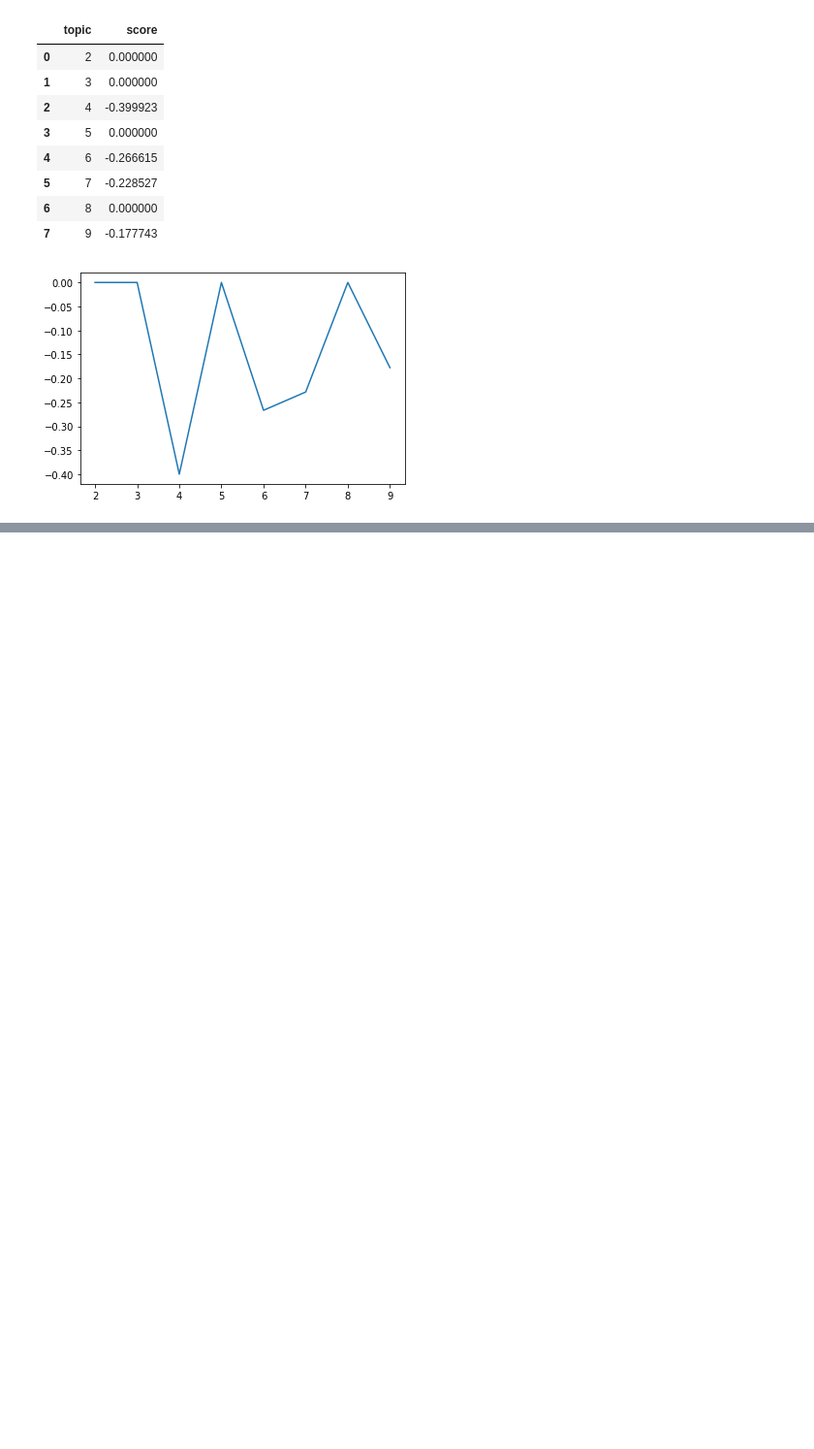
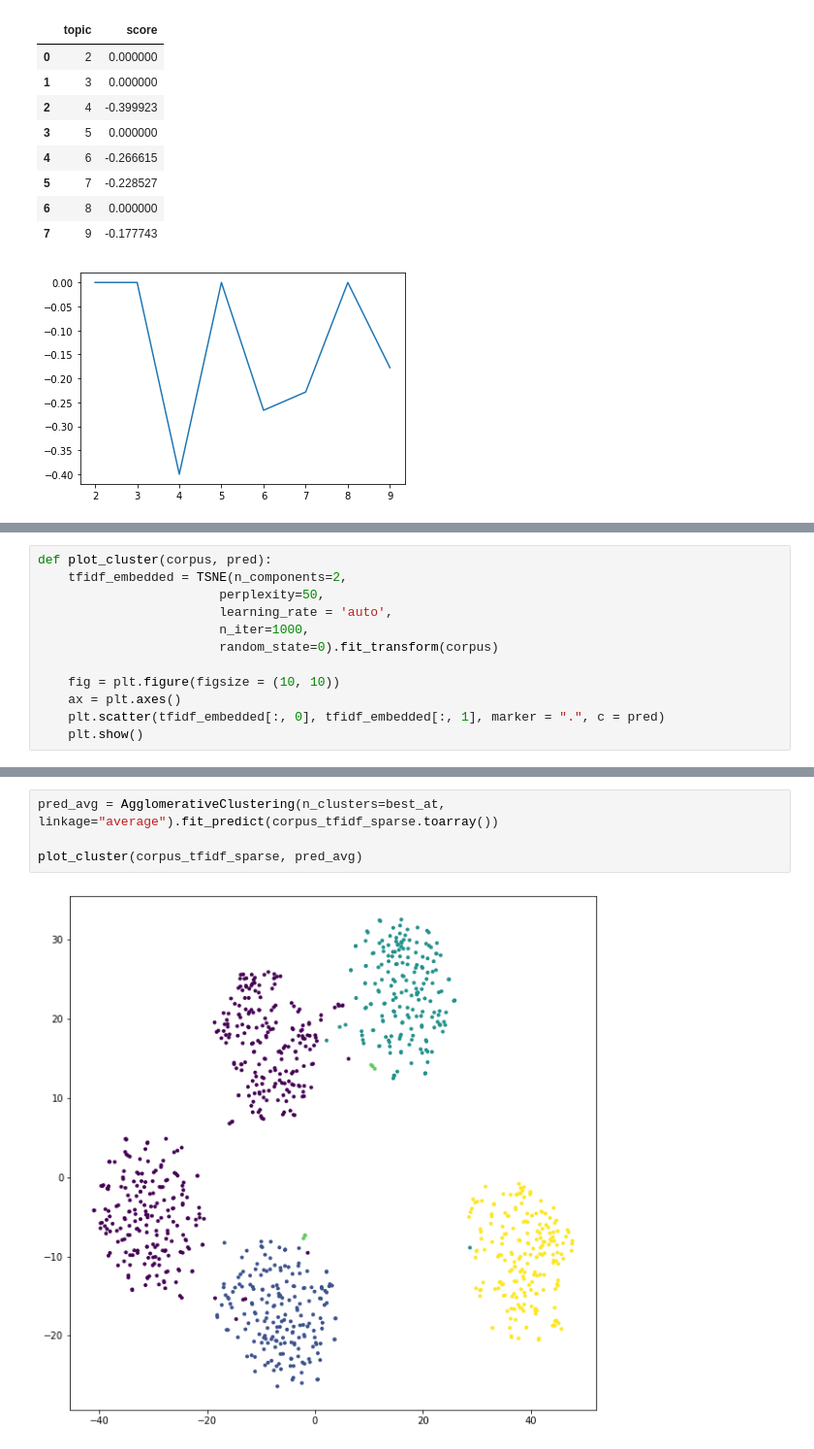
Before and after one commit to Data-Sciecne-Applications/clustering-assignment, a Jupyter notebook: TF-IDF/hierarchical.ipynb, the cells around one changed output, grey strips where cells are left out. Shown at 97% size. Cells and saved outputs as stored; diff of their text form; blank space fills up the shorter version.

```diff
--- a/TF-IDF/hierarchical.ipynb
+++ b/TF-IDF/hierarchical.ipynb
@@ -91,0 +90,12 @@ len(dictionary)
+# %%
+def plot_cluster(corpus, pred):
+    tfidf_embedded = TSNE(n_components=2,
+                        perplexity=50,
+                        learning_rate = 'auto',
+                        n_iter=1000,
+                        random_state=0).fit_transform(corpus)
+
+    fig = plt.figure(figsize = (10, 10))
+    ax = plt.axes()
+    plt.scatter(tfidf_embedded[:, 0], tfidf_embedded[:, 1], marker = ".", c = pred)
+    plt.show()
@@ -144,0 +138,6 @@ plt.show()
+# %%
+pred_avg = AgglomerativeClustering(n_clusters=best_at, linkage="average").fit_predict(corpus_tfidf_sparse.toarray())
+
+plot_cluster(corpus_tfidf_sparse, pred_avg)
+# %% [output]
+[figure, added]
```
Also changed, not shown: parts of 18 cells of this notebook, 1 other file.
